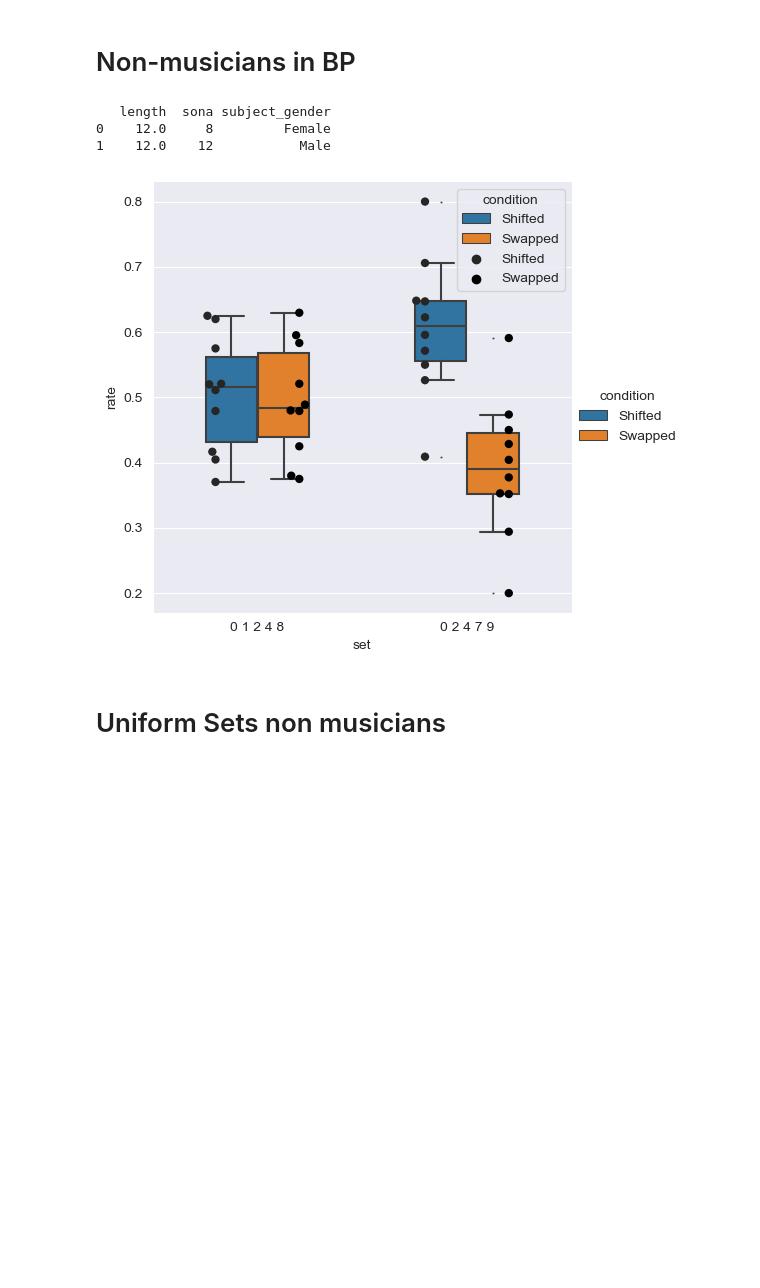
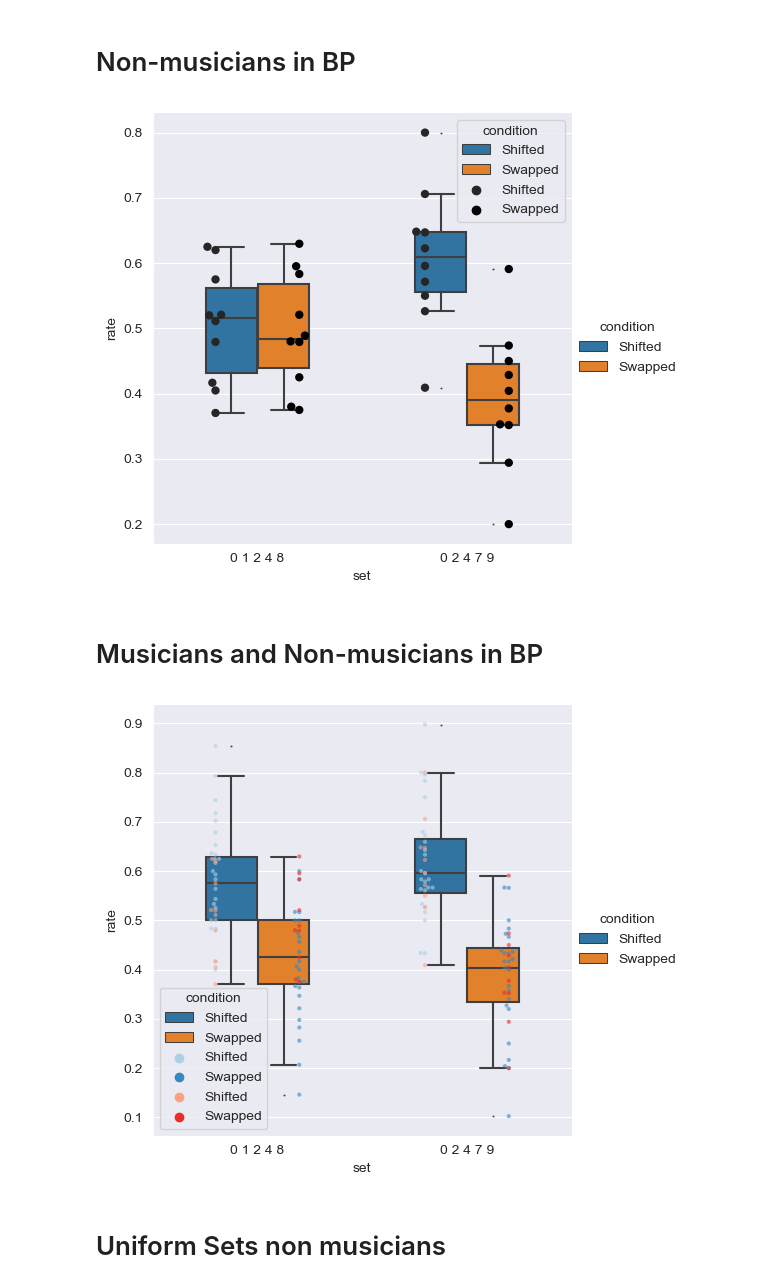
Before and after one commit to MichaelSel/set_membership_paper, a Jupyter notebook: 4. Supplementary Figures.ipynb, the cells around one changed output. Cells and saved outputs as stored; diff of their text form; code cells hidden in the pictures; blank space fills up the shorter version.

```diff
--- a/4. Supplementary Figures.ipynb
+++ b/4. Supplementary Figures.ipynb
@@ -455,13 +455,7 @@ temp = study_tritave_pentachord
 temp_nm = temp[temp["How many years of formal musical training do you have?"] == "0"]
 temp_nm = temp_nm[temp_nm["Do you play any instruments (with or without formal training)?"] == "No"]
 
-temp2 = temp_nm.groupby(['sona','length','subject']).first().reset_index()
-# group total subjects by length
-temp2 = temp_nm.groupby(['length', 'subject_gender']).count().reset_index()
-
-print(temp2[['length','sona','subject_gender']])
-
-temp_nm_plot = temp_nm[['rate_NN_shifted','rate_NN_swapped', 'set']]
+temp_nm = temp_nm[['rate_NN_shifted','rate_NN_swapped', 'set']]
 temp_nm = pd.melt(temp_nm,id_vars=["set"],var_name="condition",value_name="rate")
 temp_nm['condition'] = temp_nm['condition'].replace('rate_NN_shifted',"Shifted")
 temp_nm['condition'] = temp_nm['condition'].replace('rate_NN_swapped',"Swapped")
@@ -472,10 +466,47 @@ sns.swarmplot(data=temp_nm, x="set", y="rate", hue="condition", palette='dark:bl
 # save figure
 ax.savefig(ROOT_DIR + "/Plots/Study_bp_5_musicianship.svg", format="svg", dpi=300)
 # %% [output]
-   length  sona subject_gender
-0    12.0     8         Female
-1    12.0    12           Male
 [figure]
+# %% [markdown]
+# Musicians and  Non-musicians in BP
+# %%
+temp = study_tritave_pentachord
+
+temp_non_musicians = temp[temp["How many years of formal musical training do you have?"] == "0"]
+temp_non_musicians = temp_non_musicians[temp_non_musicians["Do you play any instruments (with or without formal training)?"] == "No"]
+
+temp_musicians = temp[~temp.index.isin(temp_non_musicians.index)]
+
+# Make new dataframe with only the relevant columns and label the groups
+temp_non_musicians = temp_non_musicians[['rate_NN_shifted','rate_NN_swapped', 'set']]
+temp_non_musicians = pd.melt(temp_non_musicians,id_vars=["set"],var_name="condition",value_name="rate")
+
+temp_non_musicians['condition'] = temp_non_musicians['condition'].replace('rate_NN_shifted',"Shifted")
+temp_non_musicians['condition'] = temp_non_musicians['condition'].replace('rate_NN_swapped',"Swapped")
+temp_non_musicians['group'] = 'Non-musicians'
+
+
+temp_musicians = temp_musicians[['rate_NN_shifted','rate_NN_swapped', 'set']]
+temp_musicians = pd.melt(temp_musicians,id_vars=["set"],var_name="condition",value_name="rate")
+
+temp_musicians['condition'] = temp_musicians['condition'].replace('rate_NN_shifted',"Shifted")
+temp_musicians['condition'] = temp_musicians['condition'].replace('rate_NN_swapped',"Swapped")
+temp_musicians['group'] = 'Musicians'
+
+# Concatenate the two dataframes
+temp = pd.concat([temp_non_musicians,temp_musicians])
+
+ax = sns.catplot(x="set", y="rate", data=temp, kind="box", hue="condition", fliersize=0.5, width=0.5, height=5, aspect=1)
+
+
+# Adding swarm plots
+sns.swarmplot(x="set", y="rate", hue="condition", data=temp_musicians, dodge=True, alpha=0.6, size=3, palette='Blues')
+sns.swarmplot(x="set", y="rate", hue="condition", data=temp_non_musicians, dodge=True, alpha=0.6, size=3, palette='Reds')
+
+# save figure
+ax.savefig(ROOT_DIR + "/Plots/Study_bp_5_musicianship.svg", format="svg", dpi=300)
+# %% [output]
+[figure, added]
 # %% [markdown]
 # Uniform Sets non musicians
 # %%
```
Also changed, not shown: 17 other files.
